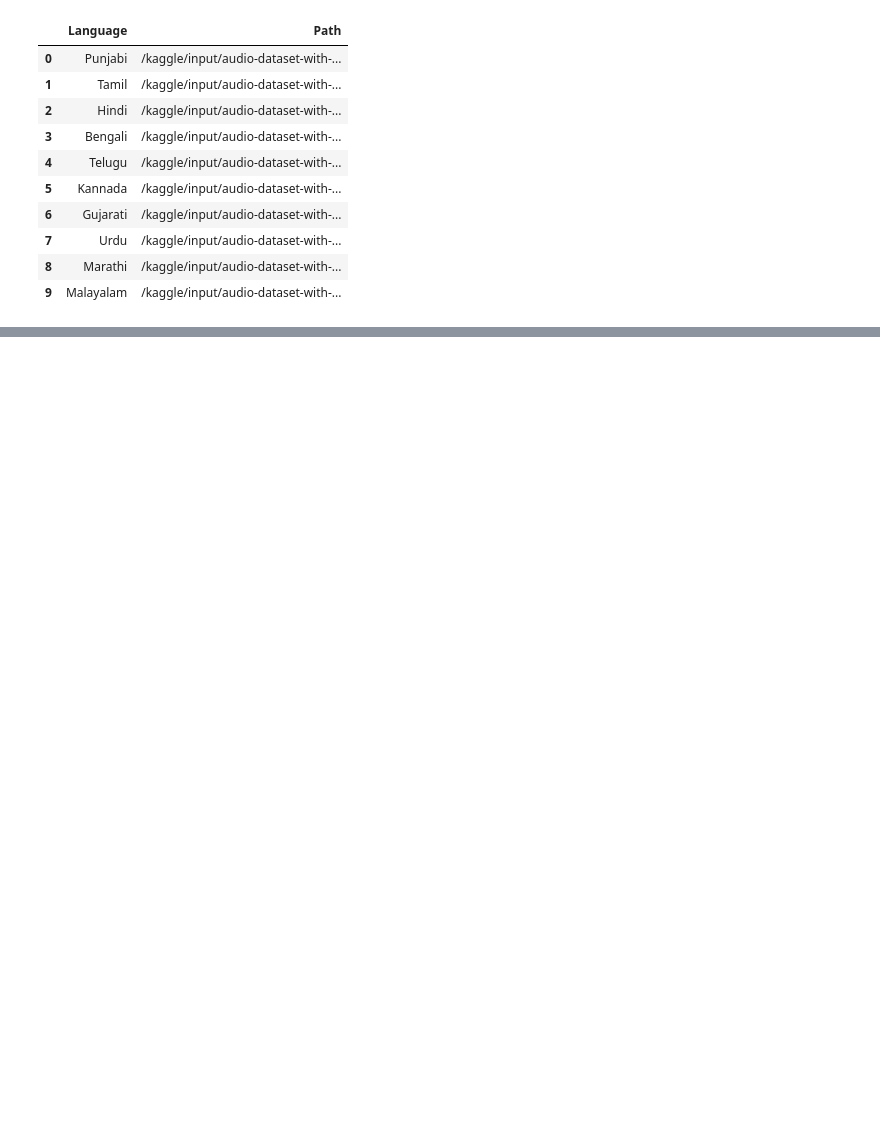
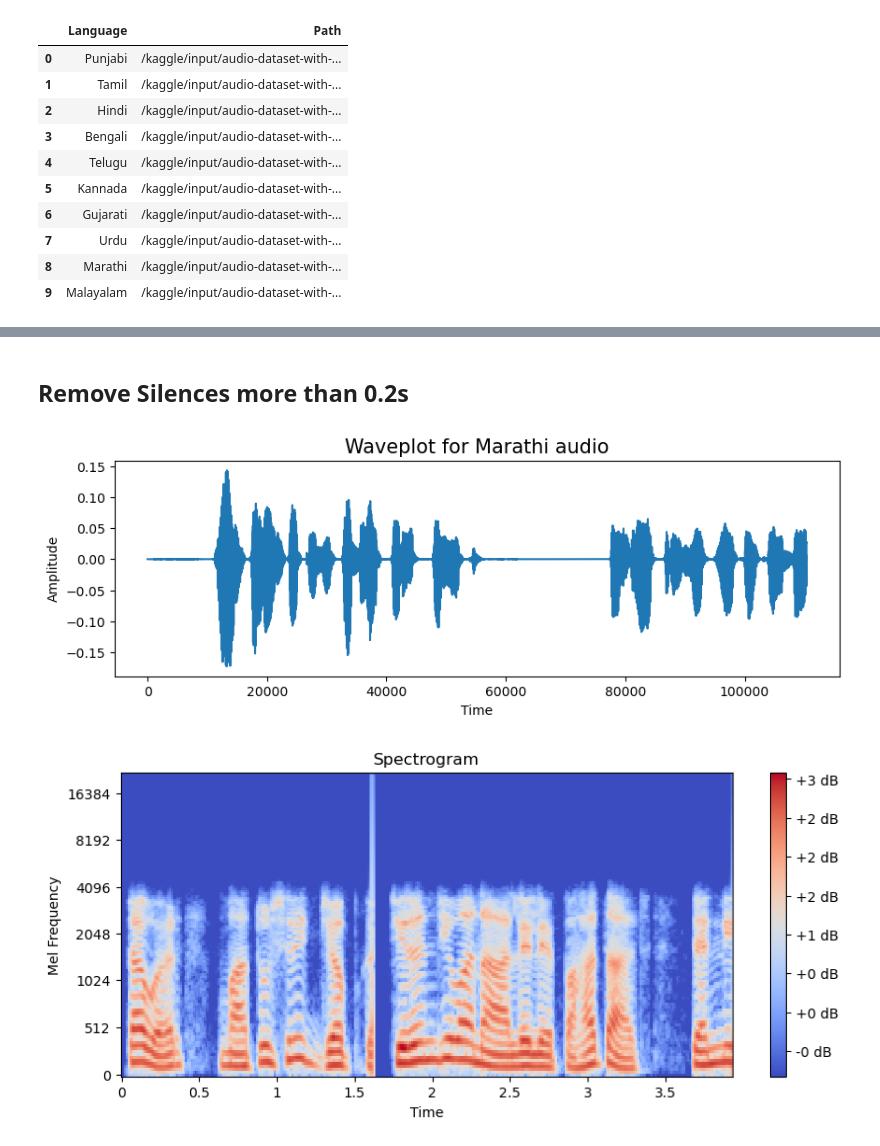
Before and after one commit to sonalgan/IndiSpeak, a Jupyter notebook: dataprocessing.ipynb, the cells around one changed output, grey strips where cells are left out. Saved outputs shown, nothing was run; the diff lists cells and outputs as text; code cells hidden in the pictures; blank space fills up the shorter version.

```diff
--- a/dataprocessing.ipynb
+++ b/dataprocessing.ipynb
@@ -80,0 +91,27 @@ Audio(path)
+# %% [markdown]
+## Remove Silences more than 0.2s
+# %%
+from pydub import AudioSegment
+from pydub.silence import split_on_silence
+
+def remove_silences(input_file, output_file, min_silence_len=1000, silence_thresh=-40, keep_silence=200):
+    audio = AudioSegment.from_file(input_file)
+
+    chunks = split_on_silence(audio, min_silence_len=min_silence_len, silence_thresh=silence_thresh, keep_silence=keep_silence)
+
+    output = chunks[0].set_channels(1)
+    for chunk in chunks[1:]:
+        output += chunk.set_channels(1)
+
+    output.export(output_file, format='wav')
+
+
+input_file = path
+output_file = '/kaggle/working/output_audio.wav'
+
+remove_silences(input_file, output_file)
+
+plot_audio(output_file)
+# %% [output]
+[figure, added]
+[figure, added]
```
Also changed, not shown: parts of 13 cells of this notebook.
